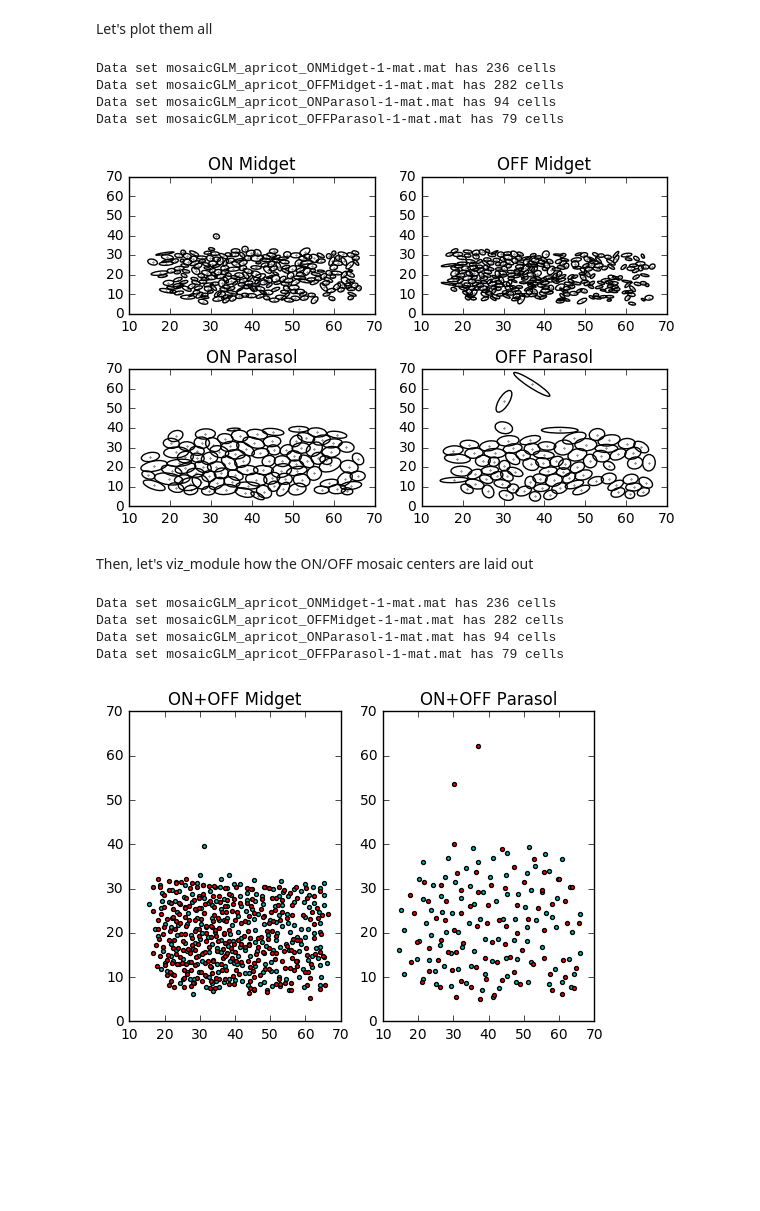
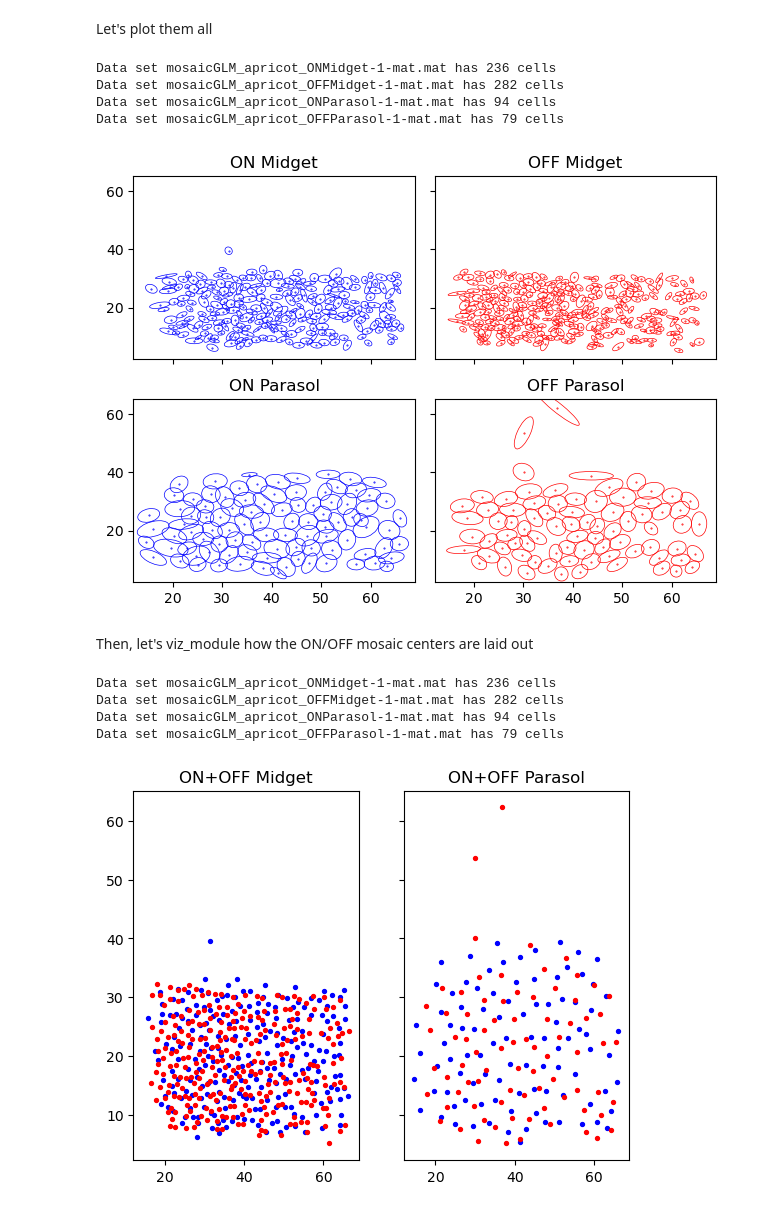
Before and after one commit to VisualNeuroscience-UH/MacaqueRetina, a Jupyter notebook: retina/apricot_data/apricotMosaic.ipynb, the cells around one changed output. Drawn from its saved outputs; the diff is of its cells as text; code cells hidden in the pictures; blank space fills up the shorter version.

```diff
--- a/retina/apricot_data/apricotMosaic.ipynb
+++ b/retina/apricot_data/apricotMosaic.ipynb
@@ -86,7 +86,7 @@ def extract_rfs(datafile_loc):
     N_cells = len(data['mosaicGLM'][0])
     data = data['mosaicGLM'][0]
 
-    print 'Data set %s has %d cells' % (datafile_loc, N_cells)
+    print('Data set %s has %d cells' % (datafile_loc, N_cells))
 
     cell_rf_list = []  # rf = receptive field
     for cellnum in range(N_cells):
@@ -100,72 +100,70 @@ def extract_rfs(datafile_loc):
     cell_rfs = pd.DataFrame(cell_rf_list)
     return cell_rfs
 
-def plot_gaussianfits(cell_rfs, ax, n_sd=1.5, marker_size=0.1, marker_color='blue'):  # You can provide n_sd=2,3,... if you want bigger ellipses or 0=none
+def plot_gaussianfits(cell_rfs, ax, n_sd=1.5, marker_size=0.2, marker_color='blue'):  # You can provide n_sd=2,3,... if you want bigger ellipses or 0=none
     N_cells = len(cell_rfs.index)
 
     if n_sd > 0:
         for cellnum in range(N_cells):
             currcell = cell_rfs.iloc[cellnum]
 
             rf_ellipse = Ellipse(xy=(currcell.center_x, currcell.center_y),
                                  width=currcell.sd_x*2*n_sd,
                                  height=currcell.sd_y*2*n_sd,
-                                 angle=np.rad2deg(currcell.center_rot))
+                                 angle=np.rad2deg(currcell.center_rot),
+                                 ec=marker_color, fc="none", lw=0.5)
 
-            rf_ellipse.set_facecolor('none')
             ax.add_artist(rf_ellipse)
 
     ax.scatter(cell_rfs.center_x, cell_rfs.center_y, s=marker_size, c=marker_color)
 
-plt.subplots(2,2)
+
+fig, ((ax1, ax2), (ax3, ax4)) = plt.subplots(2,2, sharex=True, sharey=True)
 
 ### Midgets
 plt.subplot(221)
 plt.title('ON Midget')
-ax1 = plt.gca()
-plot_gaussianfits(extract_rfs('mosaicGLM_apricot_ONMidget-1-mat.mat'), ax1)
+plot_gaussianfits(extract_rfs('mosaicGLM_apricot_ONMidget-1-mat.mat'), ax1, marker_color='b')
 
-plt.subplot(222, sharex=ax1, sharey=ax1)
+plt.subplot(222)
 plt.title('OFF Midget')
-ax = plt.gca()
-plot_gaussianfits(extract_rfs('mosaicGLM_apricot_OFFMidget-1-mat.mat'), ax)
+plot_gaussianfits(extract_rfs('mosaicGLM_apricot_OFFMidget-1-mat.mat'), ax2, marker_color='r')
 
 ## Parasols
-plt.subplot(223, sharex=ax1, sharey=ax1)
+plt.subplot(223)
 plt.title('ON Parasol')
-ax = plt.gca()
-plot_gaussianfits(extract_rfs('mosaicGLM_apricot_ONParasol-1-mat.mat'), ax)
+plot_gaussianfits(extract_rfs('mosaicGLM_apricot_ONParasol-1-mat.mat'), ax3, marker_color='b')
 
-plt.subplot(224, sharex=ax1, sharey=ax1)
+plt.subplot(224)
 plt.title('OFF Parasol')
-ax = plt.gca()
-plot_gaussianfits(extract_rfs('mosaicGLM_apricot_OFFParasol-1-mat.mat'), ax)
+plot_gaussianfits(extract_rfs('mosaicGLM_apricot_OFFParasol-1-mat.mat'), ax4, marker_color='r')
 
 plt.tight_layout()
 # %% [output]
 Data set mosaicGLM_apricot_ONMidget-1-mat.mat has 236 cells
 Data set mosaicGLM_apricot_OFFMidget-1-mat.mat has 282 cells
 Data set mosaicGLM_apricot_ONParasol-1-mat.mat has 94 cells
 Data set mosaicGLM_apricot_OFFParasol-1-mat.mat has 79 cells
-[figure, old version]
+[figure, new version]
 # %% [markdown]
 Then, let's viz_module how the ON/OFF mosaic centers are laid out
 # %%
-plt.subplots(1,2)
+plt.subplots(1,2, sharey=True, sharex=True)
 plt.subplot(121)
 plt.title('ON+OFF Midget')
 ax1 = plt.gca()
-plot_gaussianfits(extract_rfs('mosaicGLM_apricot_ONMidget-1-mat.mat'), ax1, n_sd=0, marker_size=8, marker_color='c')
+plot_gaussianfits(extract_rfs('mosaicGLM_apricot_ONMidget-1-mat.mat'), ax1, n_sd=0, marker_size=8, marker_color='b')
 plot_gaussianfits(extract_rfs('mosaicGLM_apricot_OFFMidget-1-mat.mat'), ax1, n_sd=0, marker_size=8, marker_color='r')
 
-plt.subplot(122, sharey=ax1, sharex=ax1)
+plt.subplot(122)
 plt.title('ON+OFF Parasol')
 ax = plt.gca()
-plot_gaussianfits(extract_rfs('mosaicGLM_apricot_ONParasol-1-mat.mat'), ax, n_sd=0, marker_size=8, marker_color='c')
+
+plot_gaussianfits(extract_rfs('mosaicGLM_apricot_ONParasol-1-mat.mat'), ax, n_sd=0, marker_size=8, marker_color='b')
 plot_gaussianfits(extract_rfs('mosaicGLM_apricot_OFFParasol-1-mat.mat'), ax, n_sd=0, marker_size=8, marker_color='r')
 # %% [output]
 Data set mosaicGLM_apricot_ONMidget-1-mat.mat has 236 cells
 Data set mosaicGLM_apricot_OFFMidget-1-mat.mat has 282 cells
 Data set mosaicGLM_apricot_ONParasol-1-mat.mat has 94 cells
 Data set mosaicGLM_apricot_OFFParasol-1-mat.mat has 79 cells
-[figure, old version]
+[figure, new version]
```
Also changed, not shown: parts of 4 cells of this notebook, 5 other files.
